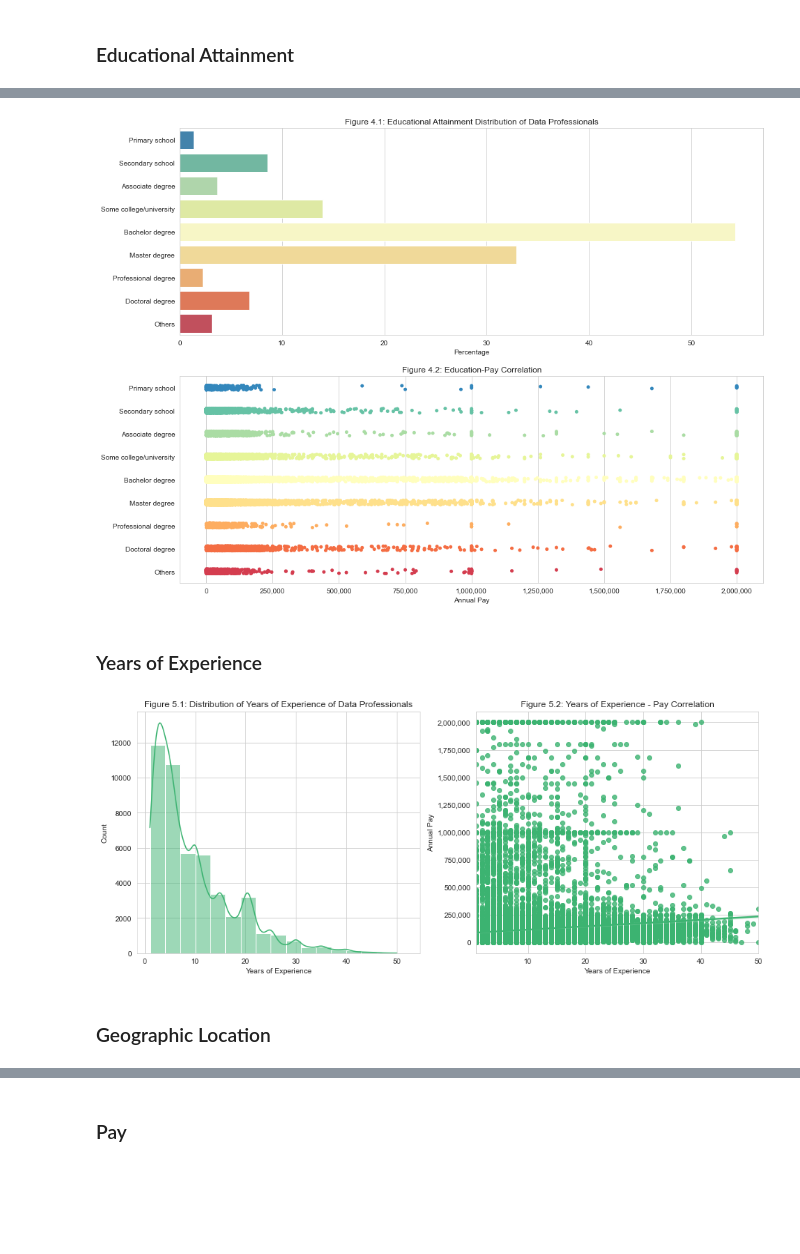
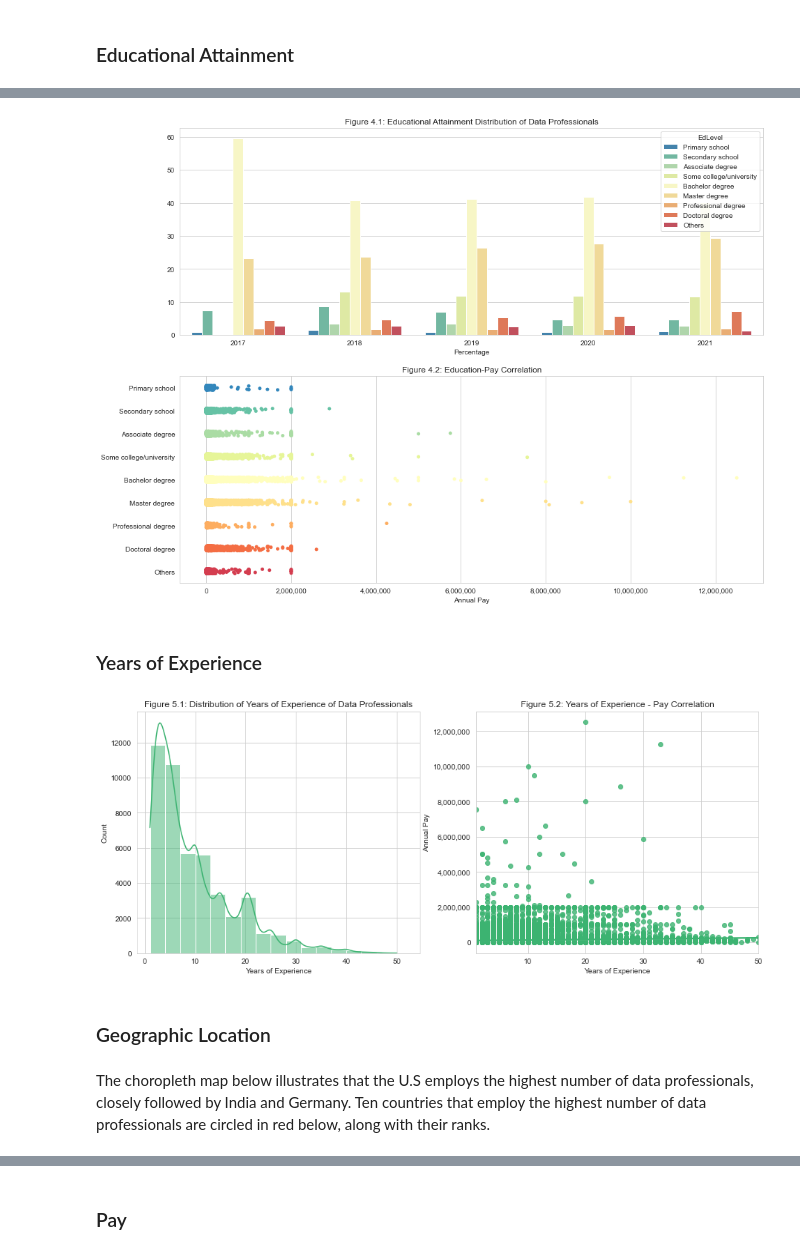
Before and after one commit to potatokim/data-science-demographics-visuals, a Jupyter notebook: main.ipynb, the cells around one changed output, grey strips where cells are left out. Cells and saved outputs as stored; diff of their text form; code cells hidden in the pictures; blank space fills up the shorter version.

```diff
--- a/main.ipynb
+++ b/main.ipynb
@@ -379,27 +422,24 @@ Figure 2.1 shows that men make up 93.2% the data points, women 5.6%, and non-bin
 # %%
 # Gender
 gender_fig, gender_axes = plt.subplots(1, 2, figsize=PAIR_FIG_SIZE)
-pal = sns.color_palette('Set1', 3, .9)
+pal = sns.color_palette('Set1', 3, .75)
 
-# Plot gender distribution
-gender_dist = data[GENDER].value_counts(dropna=True)
-total_count = gender_dist.sum()
-gender_dist = (gender_dist / total_count * 100).rename('Percentage').reset_index()
+gender_dist = data.groupby([YEAR, GENDER]).size().rename(CNT_LABEL).reset_index()
+gender_dist[PCT_LABEL] = gender_dist[CNT_LABEL] / gender_dist.groupby(YEAR)[CNT_LABEL].transform('sum') * 100
 
-gender_plot = sns.barplot(ax=gender_axes[0],
-                          x='index',
-                          y='Percentage',
-                          data=gender_dist,
-                          palette=pal)
-gender_plot.set(xlabel=GENDER, title='Figure 2.1: Gender Distribution of Data Professionals')
+gender_plot = sns.barplot(
+    ax=gender_axes[0],
+    x=YEAR,
+    y=PCT_LABEL,
+    data=gender_dist,
+    palette=pal,
+    hue=GENDER
+)
+gender_plot.set(title='Figure 2.1: Gender Distribution of Data Professionals')
 
 # Plot correlation
 sns.set_palette(pal)
 gender_pay_data = data.loc[:, [GENDER, PAY]].dropna()
-
-# Coincidentally, by removing from the dataset people claiming to 80+ years old in the Age section above,
-# we have no one earning 2000000+ left. Uncomment the line below if you want to see the full data
-gender_pay_data = gender_pay_data[gender_pay_data[PAY] < 2001000]
 
 gender_pay_data.rename(columns={PAY: PAY_LABEL}, inplace=True)
 
@@ -476,44 +546,40 @@ order = [
     'Bachelor degree',
     'Master degree',
     'Professional degree',
     'Doctoral degree',
     'Others'
 ]
 
-edu_dist = data[EDUCATION].value_counts(dropna=True)
-edu_total_count = edu_dist.sum()
-edu_dist = (edu_dist / race_total_count * 100).rename('Percentage').reset_index()
+edu_dist = data.groupby([YEAR, EDUCATION]).size().rename(CNT_LABEL).reset_index()
+edu_dist[PCT_LABEL] = edu_dist[CNT_LABEL] / edu_dist.groupby(YEAR)[CNT_LABEL].transform('sum') * 100
 
 edu_plot = sns.barplot(
     ax=edu_axes[0],
-    y='index',
-    x=PCT_LABEL,
+    y=PCT_LABEL,
+    x=YEAR,
     data=edu_dist,
     palette='Spectral_r',
-    order=order
+    hue=EDUCATION,
+    hue_order=order
 )
 
 edu_plot.set(xlabel=PCT_LABEL, ylabel='', title='Figure 4.1: Educational Attainment Distribution of Data Professionals')
 
 # Plot correlation
 edu_pay_data = data.loc[:, [EDUCATION, PAY]].dropna().rename(columns={PAY: PAY_LABEL})
-
-# Coincidentally, by removing from the dataset people claiming to 80+ years old in the Age section above,
-# we have no one earning 2000000+ left. Uncomment the line below if you want to see the full data
-edu_pay_data = edu_pay_data[edu_pay_data[PAY_LABEL] < 2001000]
 
 edu_pay_plot = sns.stripplot(
     ax=edu_axes[1],
     y=EDUCATION,
     x=PAY_LABEL,
     data=edu_pay_data,
     palette='Spectral_r',
     order=order
 )
 edu_pay_plot.set(xlabel=PAY_LABEL, ylabel='', title='Figure 4.2: Education-Pay Correlation')
 format_pay_axis(edu_axes[1], True)
 # %% [output]
-[figure, old version]
+[figure, new version]
 # %% [markdown]
 ### Years of Experience
 # %%
@@ -536,10 +602,6 @@ yoe_plot.set(xlabel='Years of Experience', title='Figure 5.1: Distribution of Ye
 # Plot yoe-pay linear regression
 yoe_pay_data = data.loc[:, [YOE, PAY]].dropna().rename(columns={PAY: PAY_LABEL})
 
-# Coincidentally, by removing from the dataset people claiming to 80+ years old in the Age section above,
-# we have no one earning 2000000+ left. Uncomment the line below if you want to see the full data
-yoe_pay_data = yoe_pay_data[yoe_pay_data[PAY_LABEL] < 2001000]
-
 yoe_pay_plot = sns.regplot(
     ax=yoe_axes[1],
     x=YOE,
@@ -550,9 +612,11 @@ yoe_pay_plot = sns.regplot(
 yoe_pay_plot.set(xlabel='Years of Experience', title='Figure 5.2: Years of Experience - Pay Correlation')
 format_pay_axis(yoe_axes[1], False)
 # %% [output]
-[figure, old version]
+[figure, new version]
 # %% [markdown]
 ### Geographic Location
+# %% [markdown]
+The choropleth map below illustrates that the U.S employs the highest number of data professionals, closely followed by India and Germany. Ten countries that employ the highest number of data professionals are circled in red below, along with their ranks.
 # %%
 # Geographic Location
 
```
Also changed, not shown: parts of 33 cells of this notebook.
